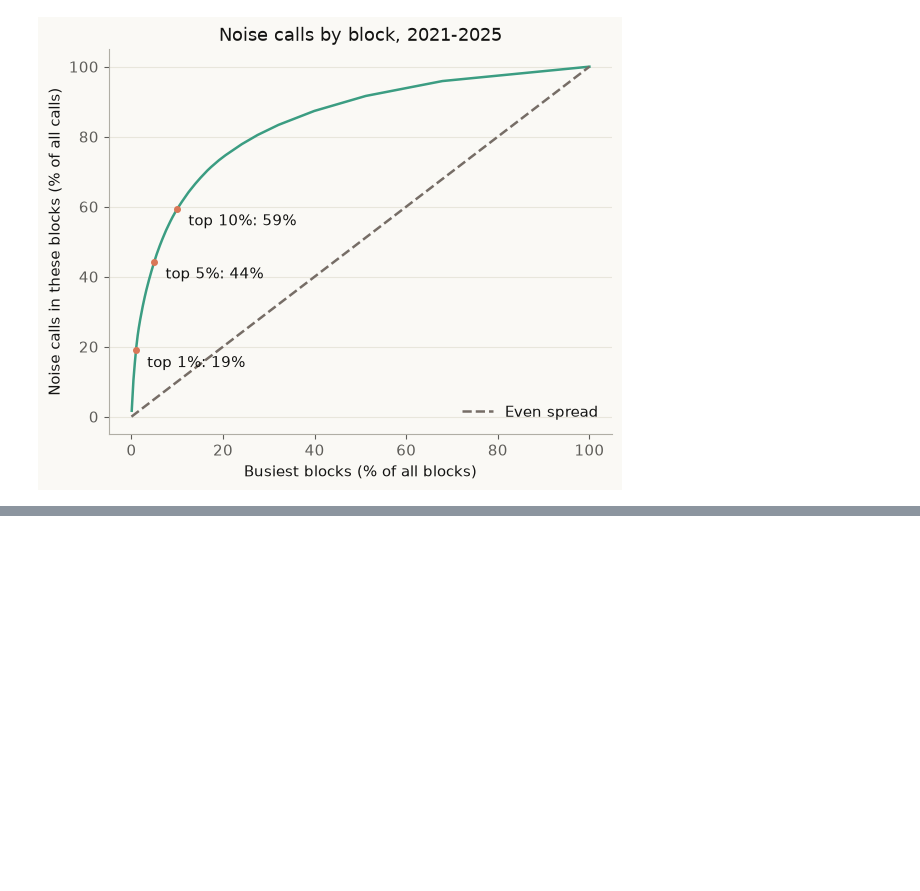
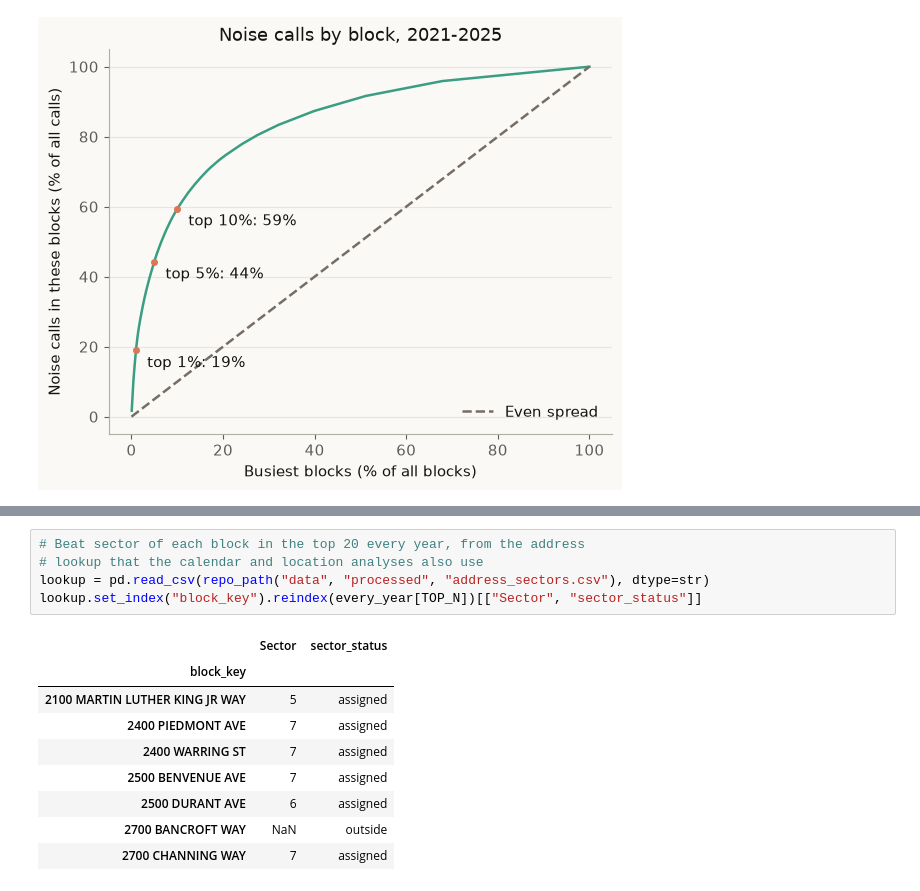
Before and after one commit to UCB-stat159-f26/final-project-team-16, a Jupyter notebook: notebooks/05_noise_hotspots.ipynb, the cells around one changed output, grey strips where cells are left out. Drawn from its saved outputs; the diff is of its cells as text; blank space fills up the shorter version.

```diff
--- a/notebooks/05_noise_hotspots.ipynb
+++ b/notebooks/05_noise_hotspots.ipynb
@@ -144,0 +179,15 @@ fig.savefig(figures / "05_a8_concentration.png")
+# %%
+# Beat sector of each block in the top 20 every year, from the address
+# lookup that the calendar and location analyses also use
+lookup = pd.read_csv(repo_path("data", "processed", "address_sectors.csv"), dtype=str)
+lookup.set_index("block_key").reindex(every_year[TOP_N])[["Sector", "sector_status"]]
+# %% [output]
+|  | Sector | sector_status |
+| block_key |  |  |
+| 2100 MARTIN LUTHER KING JR WAY | 5 | assigned |
+| 2400 PIEDMONT AVE | 7 | assigned |
+| 2400 WARRING ST | 7 | assigned |
+| 2500 BENVENUE AVE | 7 | assigned |
+| 2500 DURANT AVE | 6 | assigned |
+| 2700 BANCROFT WAY | NaN | outside |
+| 2700 CHANNING WAY | 7 | assigned |
```
Also changed, not shown: parts of 4 cells of this notebook, 2 other files.
